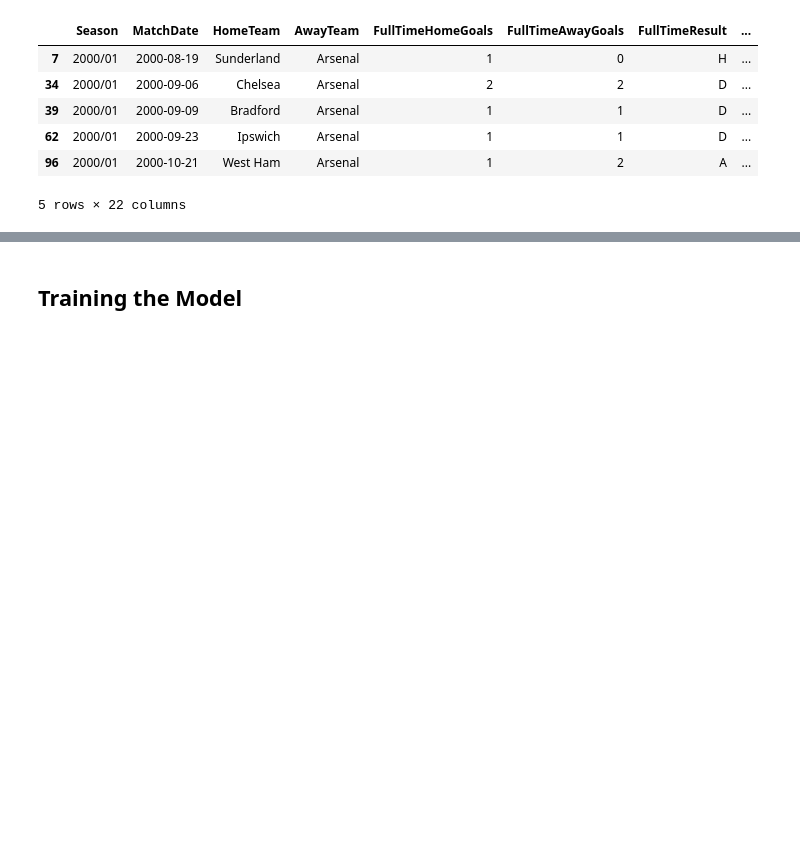
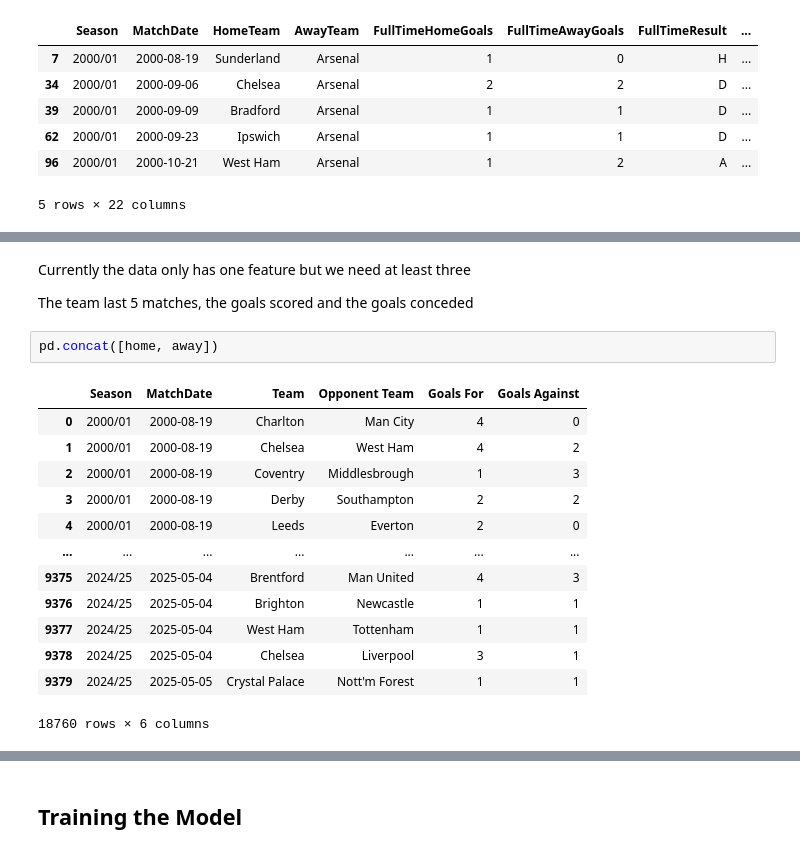
Before and after one commit to nemo-code-ai/epl-prediction-system, a Jupyter notebook: src/epl_prediction_system/system.ipynb, the cells around one changed output, grey strips where cells are left out. Drawn from its saved outputs; the diff is of its cells as text; blank space fills up the shorter version.

```diff
--- a/src/epl_prediction_system/system.ipynb
+++ b/src/epl_prediction_system/system.ipynb
@@ -136,0 +333,20 @@ system[system['AwayTeam']=='Arsenal'].head()
+# %% [markdown]
+Currently the data only has one feature but we need at least three
+
+The team last 5 matches, the goals scored and the goals conceded
+# %%
+pd.concat([home, away])
+# %% [output]
+|  | Season | MatchDate | Team | Opponent Team | Goals For | Goals Against |
+| 0 | 2000/01 | 2000-08-19 | Charlton | Man City | 4 | 0 |
+| 1 | 2000/01 | 2000-08-19 | Chelsea | West Ham | 4 | 2 |
+| 2 | 2000/01 | 2000-08-19 | Coventry | Middlesbrough | 1 | 3 |
+| 3 | 2000/01 | 2000-08-19 | Derby | Southampton | 2 | 2 |
+| 4 | 2000/01 | 2000-08-19 | Leeds | Everton | 2 | 0 |
+| ... | ... | ... | ... | ... | ... | ... |
+| 9375 | 2024/25 | 2025-05-04 | Brentford | Man United | 4 | 3 |
+| 9376 | 2024/25 | 2025-05-04 | Brighton | Newcastle | 1 | 1 |
+| 9377 | 2024/25 | 2025-05-04 | West Ham | Tottenham | 1 | 1 |
+| 9378 | 2024/25 | 2025-05-04 | Chelsea | Liverpool | 3 | 1 |
+| 9379 | 2024/25 | 2025-05-05 | Crystal Palace | Nott'm Forest | 1 | 1 |
+18760 rows × 6 columns
```
Also changed, not shown: parts of 26 cells of this notebook.
